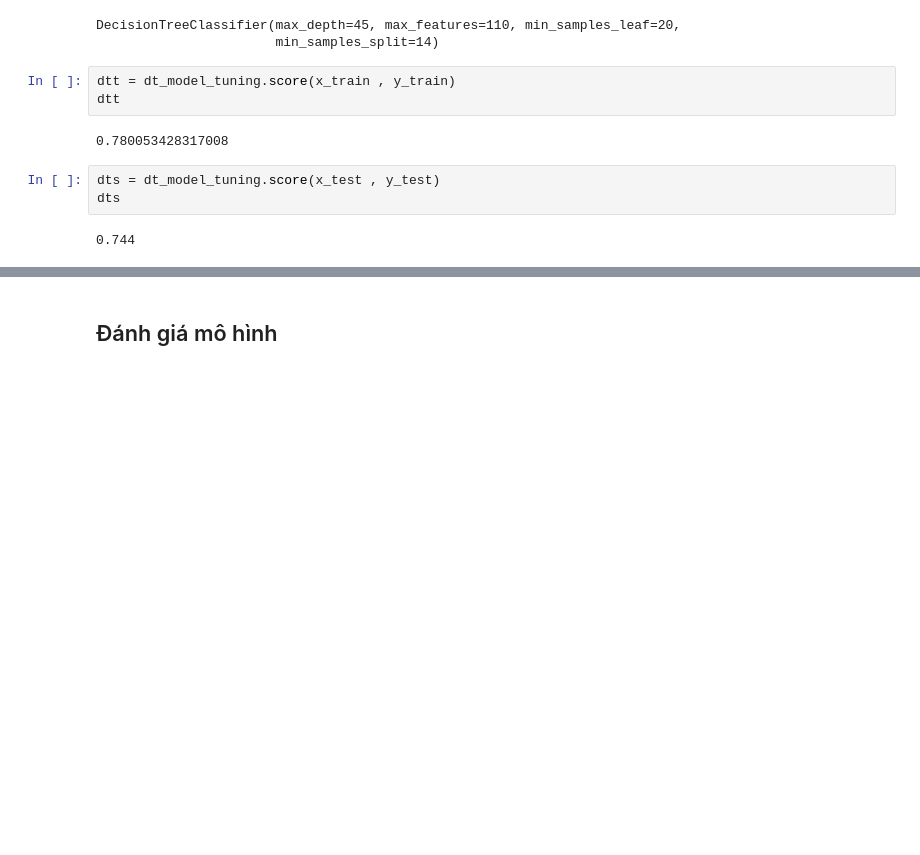
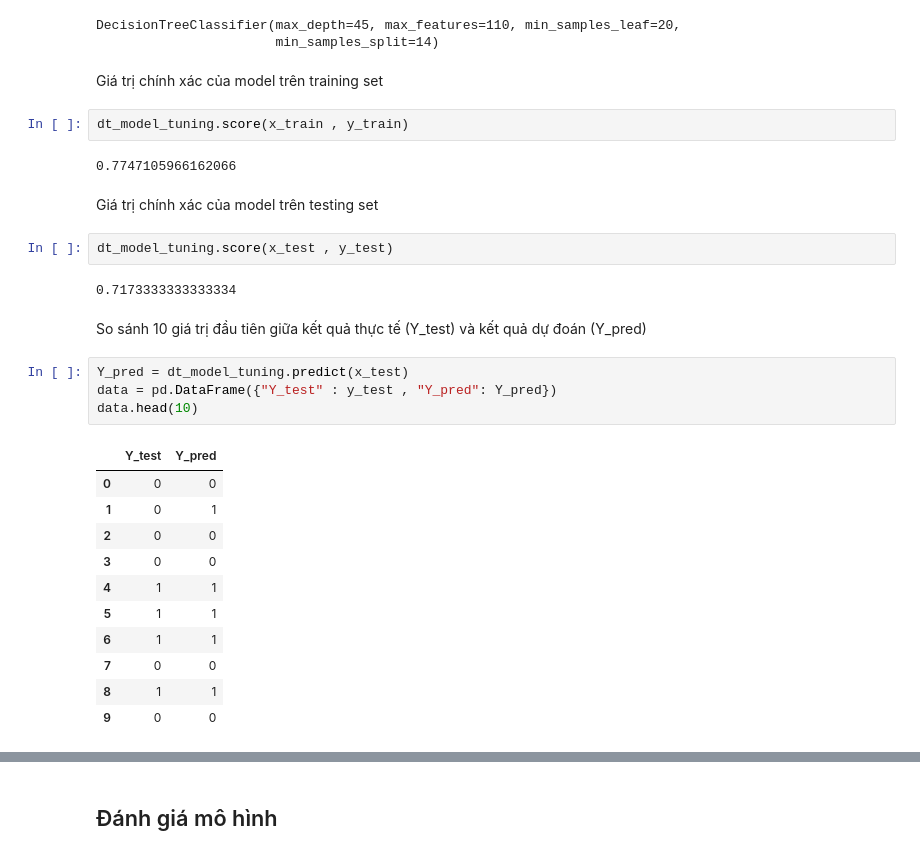
Before and after one commit to ElectricGoal/NMKHDL_Project1, a Jupyter notebook: data modeling/model.ipynb, the cells around one changed output, grey strips where cells are left out. Drawn from its saved outputs; the diff is of its cells as text; blank space fills up the shorter version.

```diff
--- a/data modeling/model.ipynb
+++ b/data modeling/model.ipynb
@@ -341,13 +365,33 @@ dt_model_tuning.fit(x_train , y_train)
 # %% [output]
 DecisionTreeClassifier(max_depth=45, max_features=110, min_samples_leaf=20,
                        min_samples_split=14)
+# %% [markdown]
+Giá trị chính xác của model trên training set
 # %%
-dtt = dt_model_tuning.score(x_train , y_train)
-dtt
+dt_model_tuning.score(x_train , y_train)
 # %% [output]
-0.780053428317008
+0.7747105966162066
+# %% [markdown]
+Giá trị chính xác của model trên testing set
 # %%
-dts = dt_model_tuning.score(x_test , y_test)
-dts
+dt_model_tuning.score(x_test , y_test)
 # %% [output]
-0.744
+0.7173333333333334
+# %% [markdown]
+So sánh 10 giá trị đầu tiên giữa kết quả thực tế (Y_test) và kết quả dự đoán (Y_pred)
+# %%
+Y_pred = dt_model_tuning.predict(x_test)
+data = pd.DataFrame({"Y_test" : y_test , "Y_pred": Y_pred})
+data.head(10)
+# %% [output]
+|  | Y_test | Y_pred |
+| 0 | 0 | 0 |
+| 1 | 0 | 1 |
+| 2 | 0 | 0 |
+| 3 | 0 | 0 |
+| 4 | 1 | 1 |
+| 5 | 1 | 1 |
+| 6 | 1 | 1 |
+| 7 | 0 | 0 |
+| 8 | 1 | 1 |
+| 9 | 0 | 0 |
```
Also changed, not shown: parts of 43 cells of this notebook, 1 other file.
